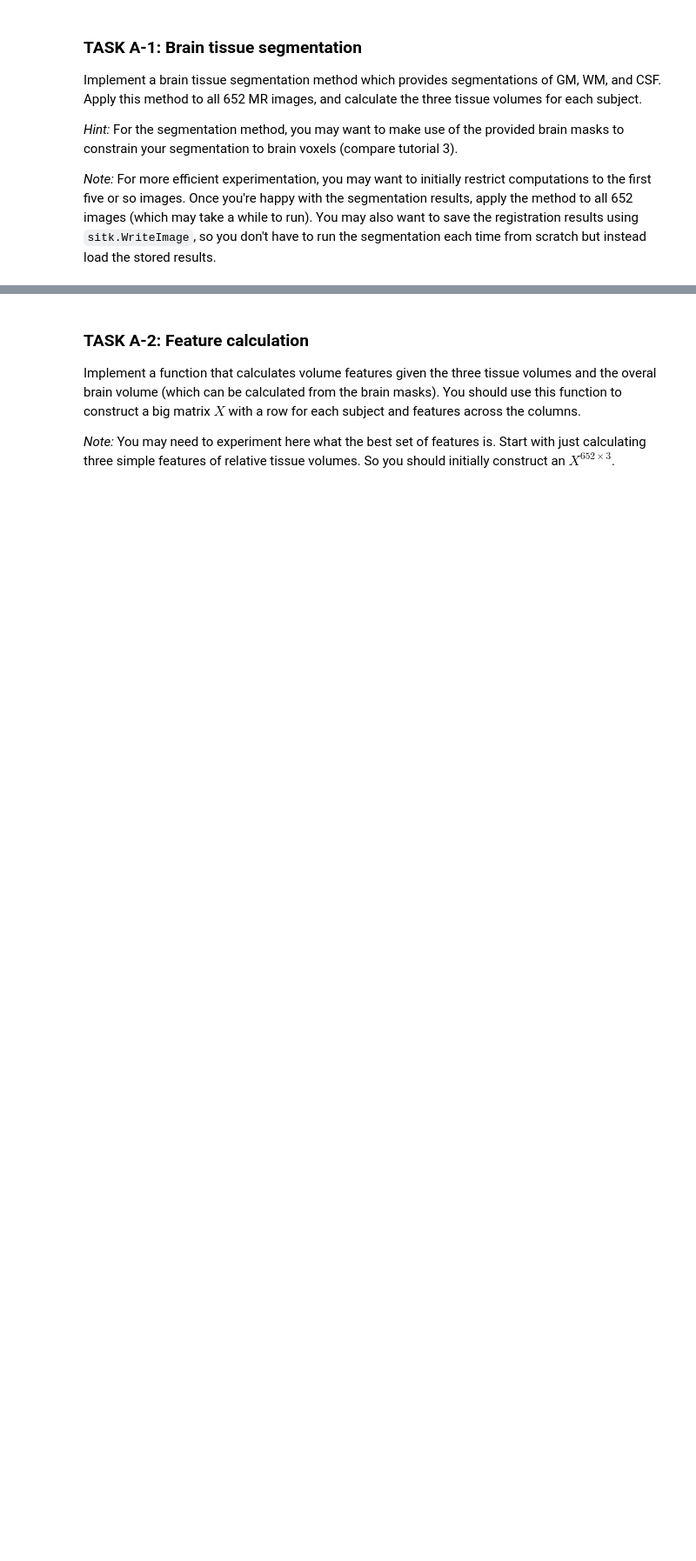
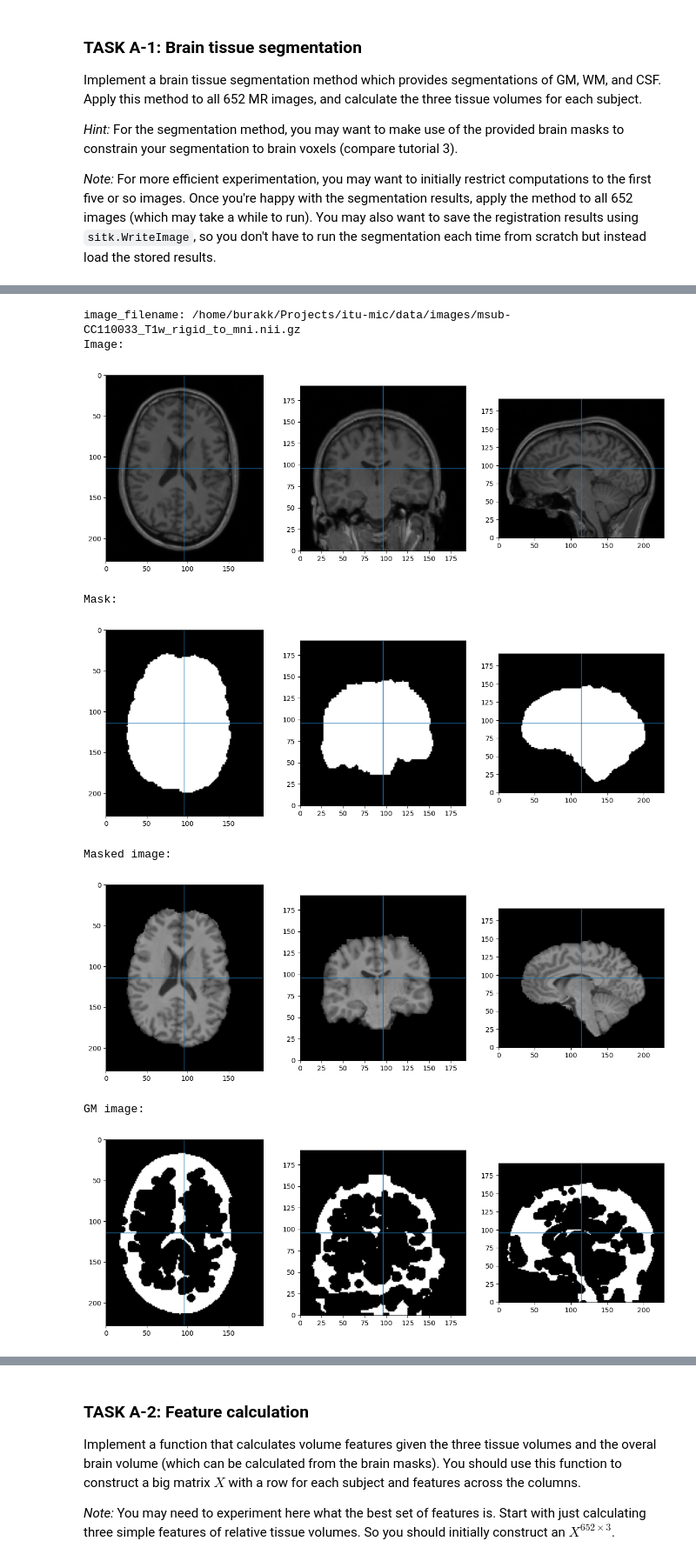
Before and after one commit to burakai/Age-Regression-from-Brain-MRI-Images, a Jupyter notebook: MIC-Term-Project.ipynb, the cells around one changed output, grey strips where cells are left out. Shown at 87% size. Drawn from its saved outputs; the diff is of its cells as text; code cells hidden in the pictures; blank space fills up the shorter version.

```diff
--- a/MIC-Term-Project.ipynb
+++ b/MIC-Term-Project.ipynb
@@ -260,0 +273,53 @@ TypeError: 'ellipsis' object is not iterable
+# %%
+import glob
+import sys
+import SimpleITK as sitk
+
+data_dir = '/home/burakk/Projects/itu-mic/data/'
+
+image_dir = data_dir + "images/"
+image_filenames = sorted(glob.glob(image_dir + '*.nii.gz'))
+
+mask_dir = data_dir + "masks/"
+mask_filenames = sorted(glob.glob(mask_dir + '*.nii.gz'))
+
+image_filename = image_filenames[0]
+mask_filename = mask_filenames[0]
+
+image = sitk.ReadImage(image_filename)
+mask = sitk.ReadImage(mask_filename)
+
+masked_image = sitk.Mask(image, mask)
+
+print("image_filename:", image_filename)
+print("Image:")
+display_image(image)
+print("Mask:")
+display_image(mask)
+print("Masked image:")
+display_image(masked_image)
+
+# First version
+lower_threshold, upper_threshold = 100, 200 # Thresholds for gray matter
+gm_image = sitk.BinaryThreshold(image, lower_threshold, upper_threshold, 1, 0)
+closing_radius = (2, 2, 2)  # Radius of the closing operation in each dimension
+gm_image = sitk.BinaryMorphologicalClosing(gm_image, closing_radius)
+erosion_radius = (1, 1, 1)  # Radius of the erosion operation in each dimension
+gm_image = sitk.BinaryErode(gm_image, erosion_radius)
+print("GM image:")
+display_image(gm_image)
+
+gm_image = sitk.BinaryThreshold(image, lower_threshold, upper_threshold, 1, 0)
+gm_image = sitk.And(gm_image, mask)
+print("GM image:")
+display_image(gm_image)
+# %% [output]
+image_filename: /home/burakk/Projects/itu-mic/data/images/msub-CC110033_T1w_rigid_to_mni.nii.gz
+Image:
+[figure, added]
+Mask:
+[figure, added]
+Masked image:
+[figure, added]
+GM image:
+[figure, added]
```
Also changed, not shown: parts of 14 cells of this notebook, 1 other file.
